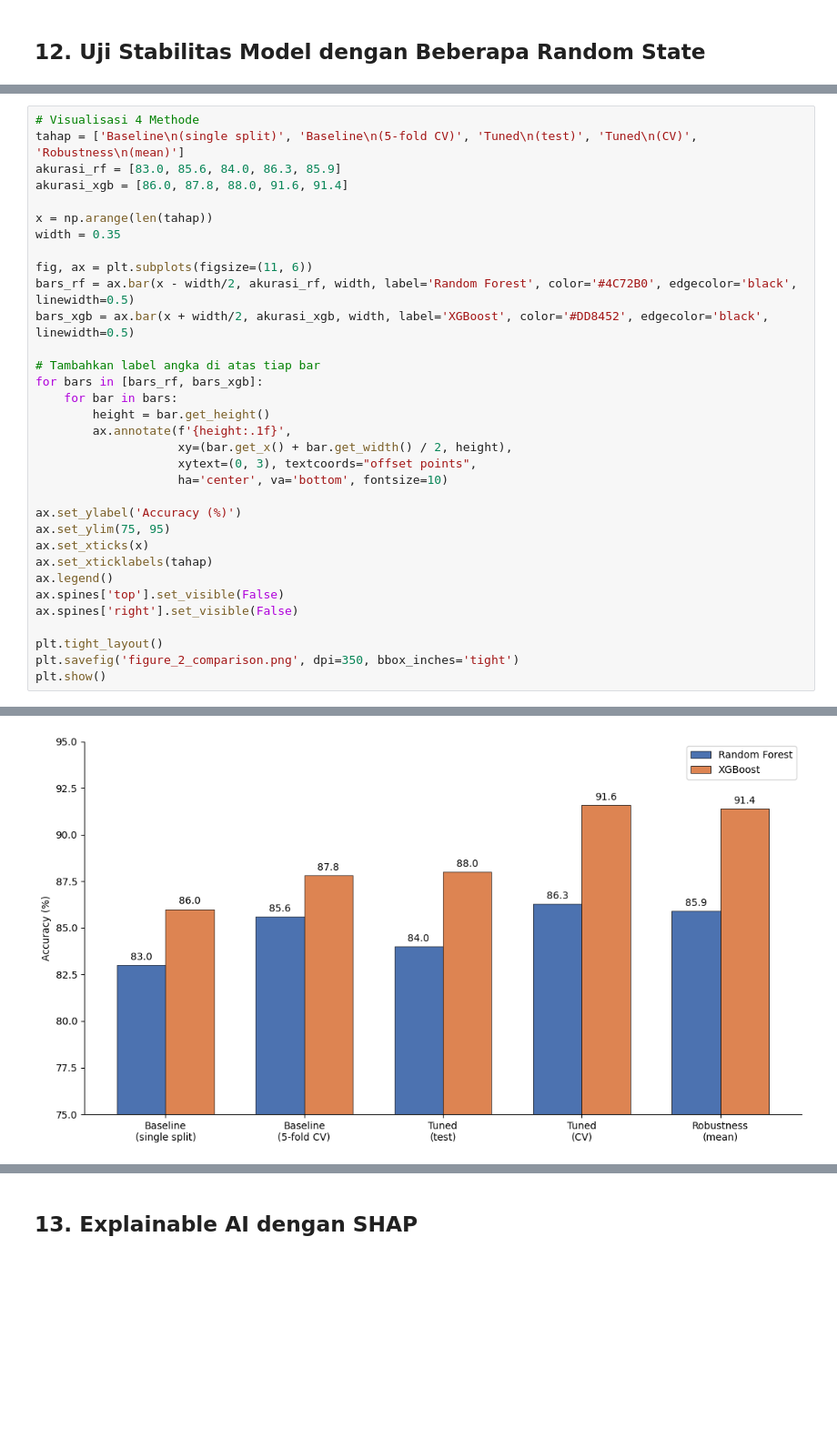
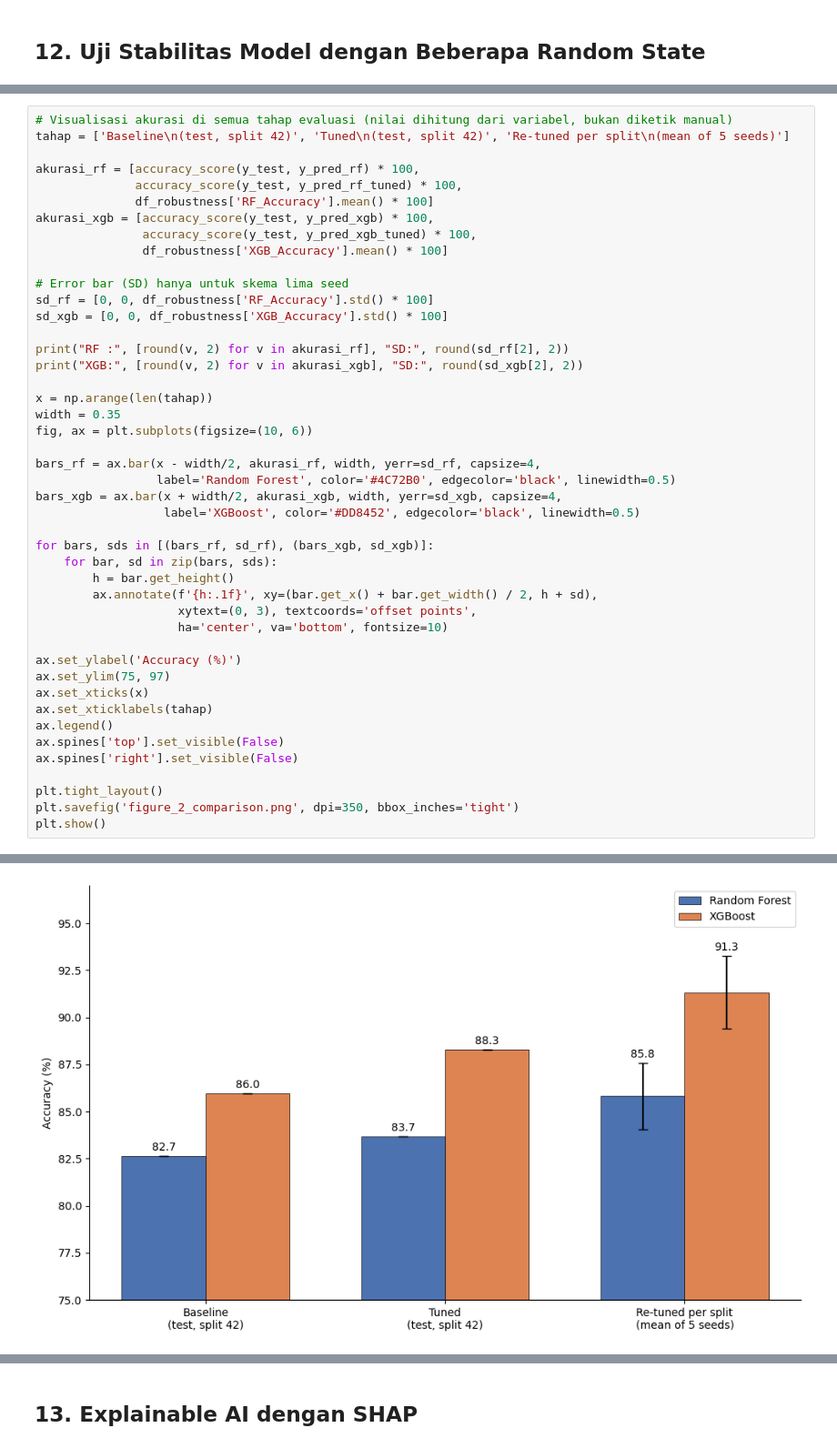
Before and after one commit to Ibnnii/osteoporosis-risk-classification, a Jupyter notebook: Osteoporosis.ipynb, the cells around one changed output, grey strips where cells are left out. Shown at 91% size. Cells and saved outputs as stored; diff of their text form; blank space fills up the shorter version.

```diff
--- a/Osteoporosis.ipynb
+++ b/Osteoporosis.ipynb
@@ -514,27 +580,39 @@ plt.show()
 # %%
-# Visualisasi 4 Methode
-tahap = ['Baseline\n(single split)', 'Baseline\n(5-fold CV)', 'Tuned\n(test)', 'Tuned\n(CV)', 'Robustness\n(mean)']
-akurasi_rf = [83.0, 85.6, 84.0, 86.3, 85.9]
-akurasi_xgb = [86.0, 87.8, 88.0, 91.6, 91.4]
+# Visualisasi akurasi di semua tahap evaluasi (nilai dihitung dari variabel, bukan diketik manual)
+tahap = ['Baseline\n(test, split 42)', 'Tuned\n(test, split 42)', 'Re-tuned per split\n(mean of 5 seeds)']
+
+akurasi_rf = [accuracy_score(y_test, y_pred_rf) * 100,
+              accuracy_score(y_test, y_pred_rf_tuned) * 100,
+              df_robustness['RF_Accuracy'].mean() * 100]
+akurasi_xgb = [accuracy_score(y_test, y_pred_xgb) * 100,
+               accuracy_score(y_test, y_pred_xgb_tuned) * 100,
+               df_robustness['XGB_Accuracy'].mean() * 100]
+
+# Error bar (SD) hanya untuk skema lima seed
+sd_rf = [0, 0, df_robustness['RF_Accuracy'].std() * 100]
+sd_xgb = [0, 0, df_robustness['XGB_Accuracy'].std() * 100]
+
+print("RF :", [round(v, 2) for v in akurasi_rf], "SD:", round(sd_rf[2], 2))
+print("XGB:", [round(v, 2) for v in akurasi_xgb], "SD:", round(sd_xgb[2], 2))
 
 x = np.arange(len(tahap))
 width = 0.35
+fig, ax = plt.subplots(figsize=(10, 6))
 
-fig, ax = plt.subplots(figsize=(11, 6))
-bars_rf = ax.bar(x - width/2, akurasi_rf, width, label='Random Forest', color='#4C72B0', edgecolor='black', linewidth=0.5)
-bars_xgb = ax.bar(x + width/2, akurasi_xgb, width, label='XGBoost', color='#DD8452', edgecolor='black', linewidth=0.5)
+bars_rf = ax.bar(x - width/2, akurasi_rf, width, yerr=sd_rf, capsize=4,
+                 label='Random Forest', color='#4C72B0', edgecolor='black', linewidth=0.5)
+bars_xgb = ax.bar(x + width/2, akurasi_xgb, width, yerr=sd_xgb, capsize=4,
+                  label='XGBoost', color='#DD8452', edgecolor='black', linewidth=0.5)
 
-# Tambahkan label angka di atas tiap bar
-for bars in [bars_rf, bars_xgb]:
-    for bar in bars:
-        height = bar.get_height()
-        ax.annotate(f'{height:.1f}',
-                    xy=(bar.get_x() + bar.get_width() / 2, height),
-                    xytext=(0, 3), textcoords="offset points",
+for bars, sds in [(bars_rf, sd_rf), (bars_xgb, sd_xgb)]:
+    for bar, sd in zip(bars, sds):
+        h = bar.get_height()
+        ax.annotate(f'{h:.1f}', xy=(bar.get_x() + bar.get_width() / 2, h + sd),
+                    xytext=(0, 3), textcoords='offset points',
                     ha='center', va='bottom', fontsize=10)
 
 ax.set_ylabel('Accuracy (%)')
-ax.set_ylim(75, 95)
+ax.set_ylim(75, 97)
 ax.set_xticks(x)
 ax.set_xticklabels(tahap)
 ax.legend()
@@ -548 +628 @@ plt.show()
-[figure, old version]
+[figure, new version]
```
Also changed, not shown: parts of 56 cells of this notebook, 3 other files.
